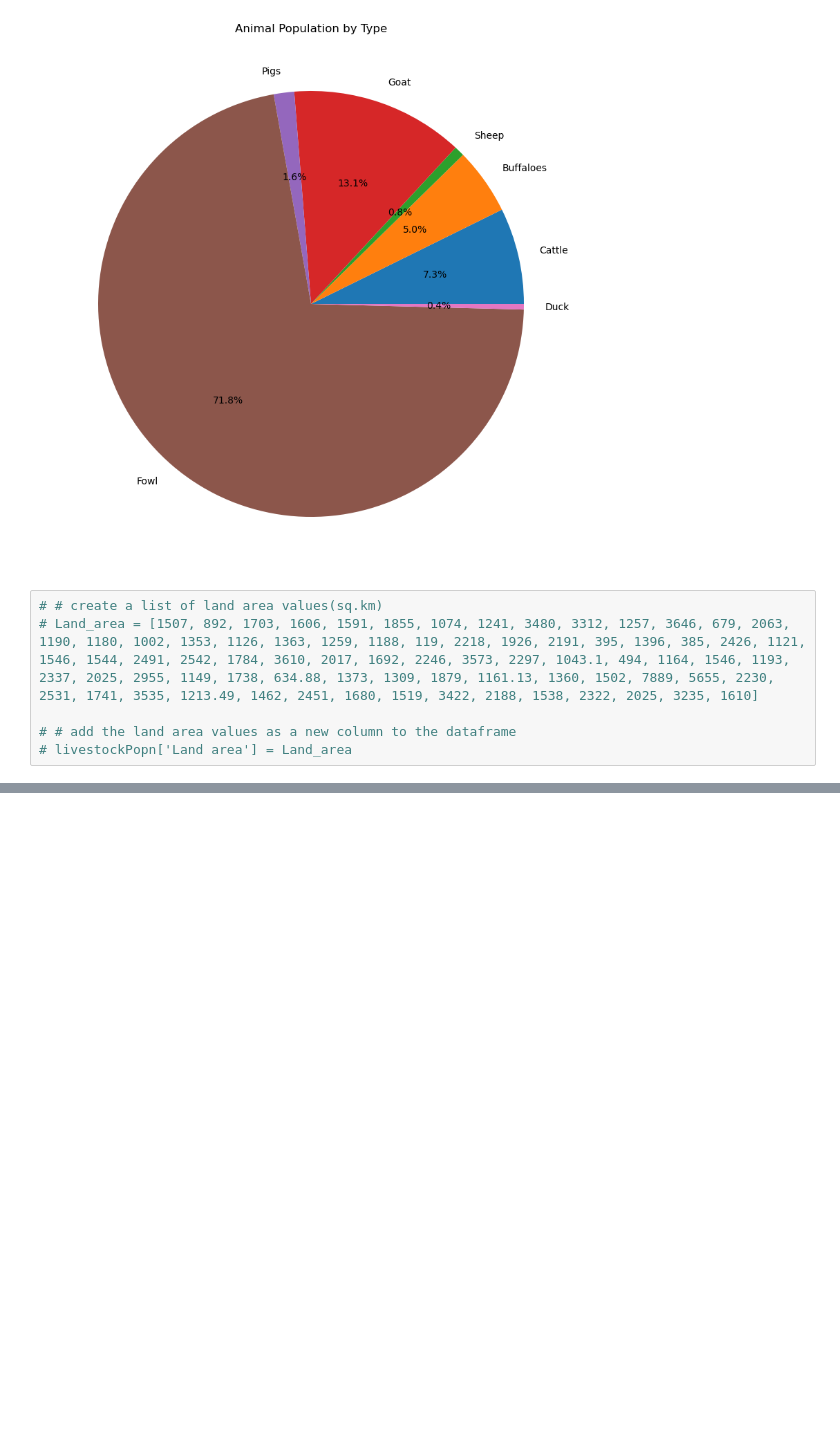
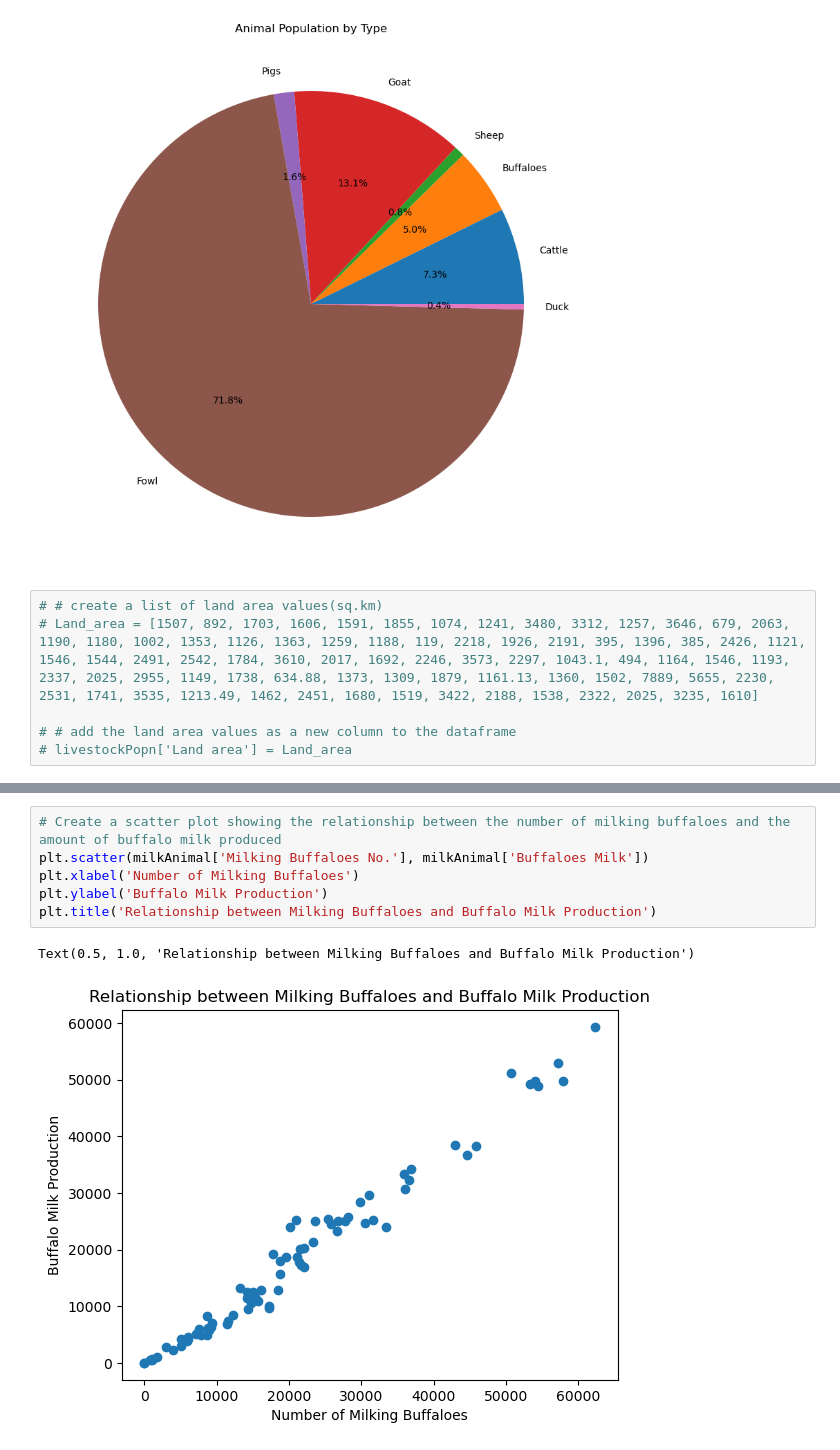
Before and after one commit to DataSaramsh/Livestock, a Jupyter notebook: Livestock data analysis.ipynb, the cells around one changed output, grey strips where cells are left out. Drawn from its saved outputs; the diff is of its cells as text; blank space fills up the shorter version.

```diff
--- a/Livestock data analysis.ipynb
+++ b/Livestock data analysis.ipynb
@@ -649,0 +703,9 @@ The average number of pigs per district is: 20634.25974025974
+# %%
+# Create a scatter plot showing the relationship between the number of milking buffaloes and the amount of buffalo milk produced
+plt.scatter(milkAnimal['Milking Buffaloes No.'], milkAnimal['Buffaloes Milk'])
+plt.xlabel('Number of Milking Buffaloes')
+plt.ylabel('Buffalo Milk Production')
+plt.title('Relationship between Milking Buffaloes and Buffalo Milk Production')
+# %% [output]
+Text(0.5, 1.0, 'Relationship between Milking Buffaloes and Buffalo Milk Production')
+[figure, added]
```
Also changed, not shown: parts of 86 cells of this notebook, 8 other files.
